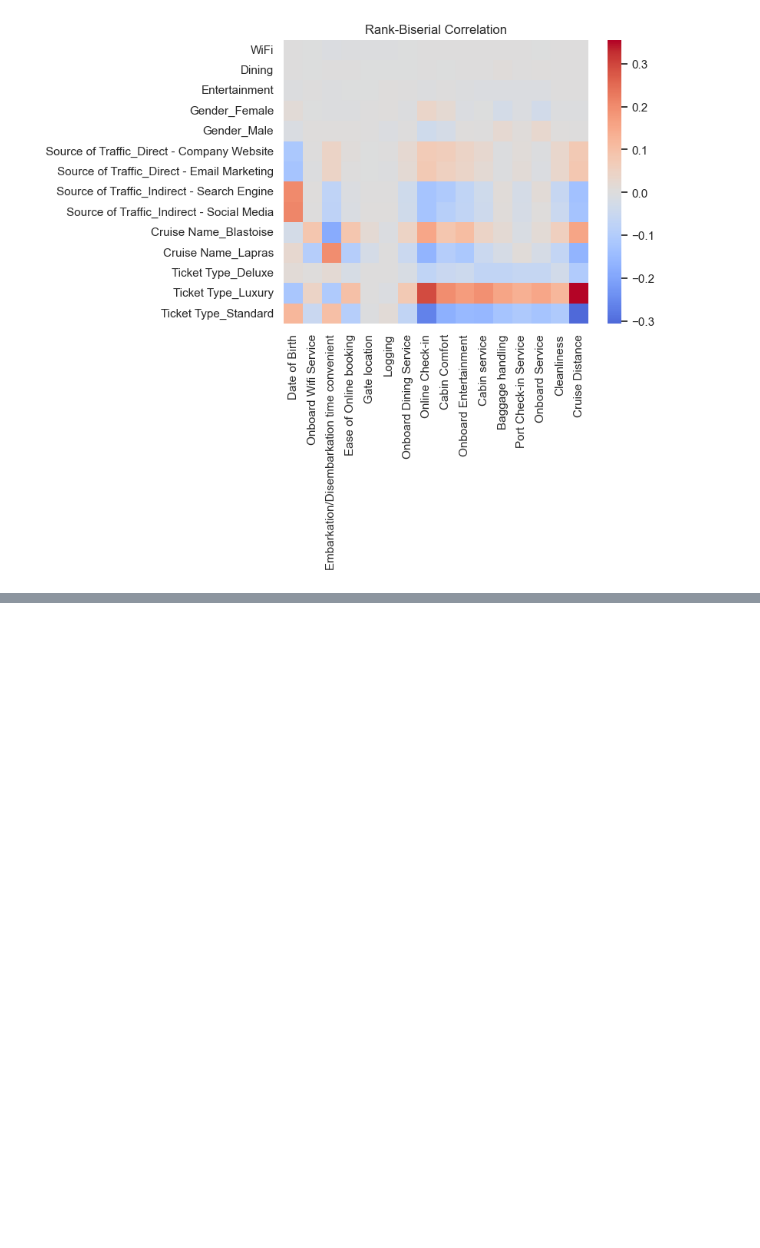
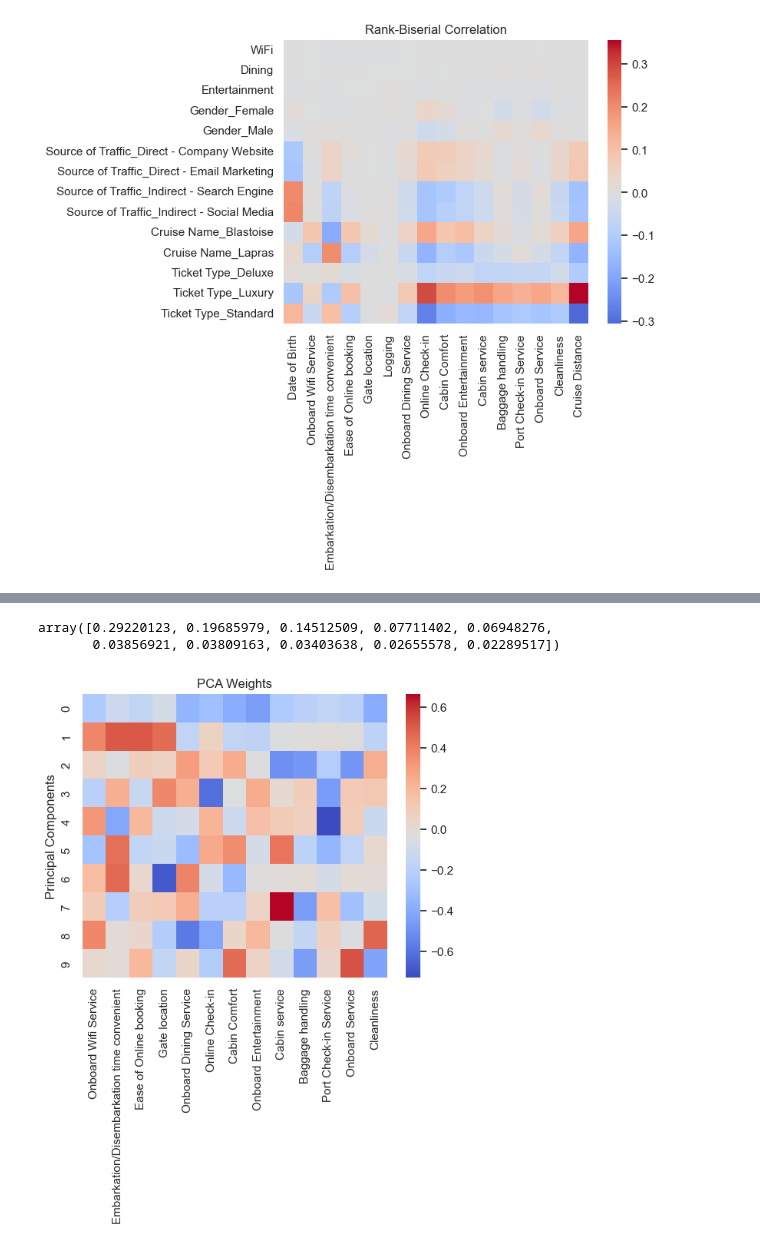
Before and after one commit to BillyLjm/AIAP-15-Assessment, a Jupyter notebook: eda.ipynb, the cells around one changed output, grey strips where cells are left out. Drawn from its saved outputs; the diff is of its cells as text; code cells hidden in the pictures; blank space fills up the shorter version.

```diff
--- a/eda.ipynb
+++ b/eda.ipynb
@@ -493,0 +598,14 @@ Having understood the dataset, we can manually engineer some features to help ou
+# %%
+pca = PCA(n_components = 10)
+pca.fit(df[pent_cols].dropna())
+pca.explained_variance_ratio_
+# %% [output]
+array([0.29220123, 0.19685979, 0.14512509, 0.07711402, 0.06948276,
+       0.03856921, 0.03809163, 0.03403638, 0.02655578, 0.02289517])
+# %%
+sns.heatmap(pca.components_, cmap='coolwarm', xticklabels=pent_cols)
+plt.ylabel("Principal Components")
+plt.title("PCA Weights")
+plt.show()
+# %% [output]
+[figure, added]
```
Also changed, not shown: parts of 31 cells of this notebook, 11 other files.
